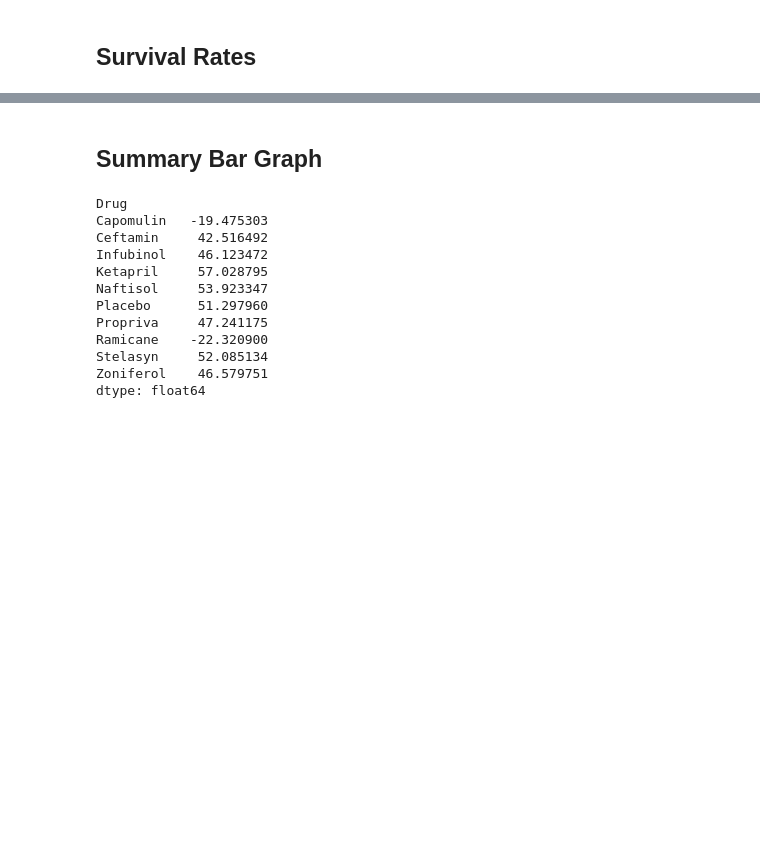
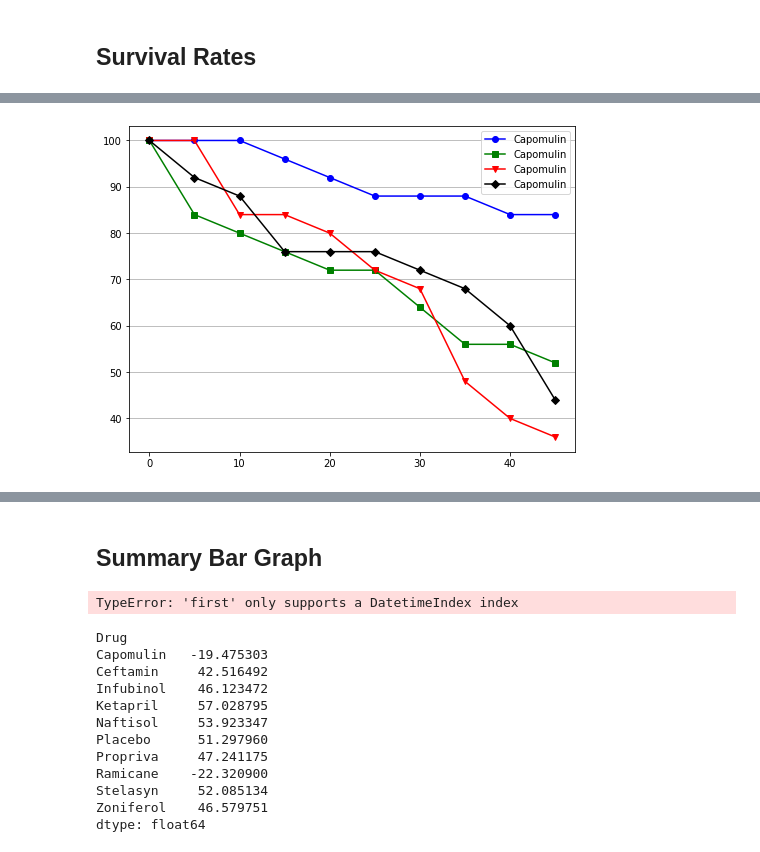
Before and after one commit to maheshdivan/matplotlib-challenge, a Jupyter notebook: Pymaceuticals/pymaceuticals_starter.ipynb, the cells around one changed output, grey strips where cells are left out. Saved outputs shown, nothing was run; the diff lists cells and outputs as text; code cells hidden in the pictures; blank space fills up the shorter version.

```diff
--- a/Pymaceuticals/pymaceuticals_starter.ipynb
+++ b/Pymaceuticals/pymaceuticals_starter.ipynb
@@ -249,4 +319,8 @@ plt.show()
 # %%
 # Minor Data Munging to Re-Format the Data Frames
 
+mice1_mug_df=mice_df.pivot(index='Timepoint',columns='Drug')
+
+mice_final_mug_df=mice1_mug_df['Mouse ID']=mice1_mug_df['Mouse ID']
 # Preview the Data Frame
+mice_final_mug_df.head()
@@ -268,0 +335,17 @@ plt.show()
+# %%
+#Calculate Percentage
+
+val = len(mice_final_mug_df)
+
+d1=mice_final_mug_df.iloc[0:1]
+v1=d1['Capomulin'].iloc[0]
+a=mice_final_mug_df.iloc[:,0].div(v1)*100
+b=mice_final_mug_df.iloc[:,1].div(v1)*100
+c=mice_final_mug_df.iloc[:,2].div(v1)*100
+d=mice_final_mug_df.iloc[:,3].div(v1)*100
+
+final_df=pd.merge(mice_final_mug_df,a,how='outer',on='Timepoint')
+final_df = pd.merge(final_df,b,how='outer',on='Timepoint')
+final_df = pd.merge(final_df,c,how='outer',on='Timepoint')
+final_df = pd.merge(final_df,d,how='outer',on='Timepoint')
+final_df
@@ -269,7 +380,47 @@ plt.show()
+# %%
+# Generate the Plot (Accounting for percentages)
+
+plt.plot(mice_final_mug_df.index,final_df.iloc[:,10],marker="o", color="b",label='Capomulin')
+plt.plot(mice_final_mug_df.index,final_df.iloc[:,11],marker="s", color="g",label='Capomulin')
+plt.plot(mice_final_mug_df.index,final_df.iloc[:,12],marker="v", color="r",label='Capomulin')
+plt.plot(mice_final_mug_df.index,final_df.iloc[:,13],marker="D", color="k",label='Capomulin')
+
+plt.legend(loc='Upper left')
+
+plt.grid(axis='y')
+
+fig = matplotlib.pyplot.gcf()
+fig.set_size_inches(8, 6)
+
+
+
+
+# Save the Figure
+
+fig.savefig('test4png.png', dpi=100)
+
+# Show the Figure
+plt.show()
+# %% [output]
+[figure, added]
 # %% [markdown]
 ![Metastatic Spread During Treatment](../Images/survival.png)
 # %% [markdown]
 ## Summary Bar Graph
+# %%
+val=agg_df.count()
+agg_df=acc_df.groupby(['Drug','Timepoint']).agg({"Tumor Volume (mm3)":"sum"})
+
+print(agg_df.loc[agg_df.index[0]].first('1'))
+print(agg_df.loc[agg_df.index[0]].last())
+
+for i in range(count):
+    val=agg_df.loc[agg_df.index[:count]].min() - agg_df.loc[agg_df.index[:count]].max()
+    print(val)
+
+print(count)
+# %% [output]
+TypeError: 'first' only supports a DatetimeIndex index
 # %%
 # Calculate the percent changes for each drug
 
```
Also changed, not shown: parts of 18 cells of this notebook, 4 other files.
